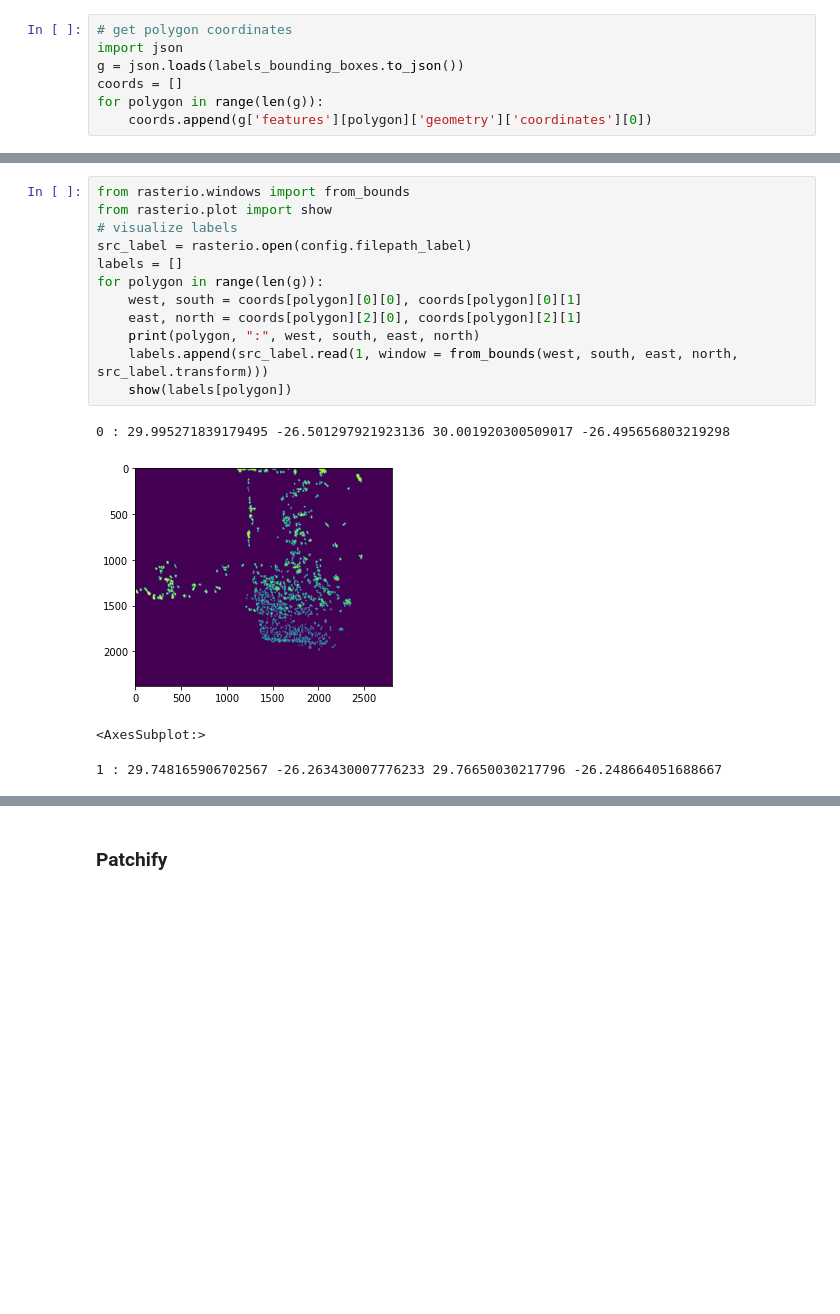
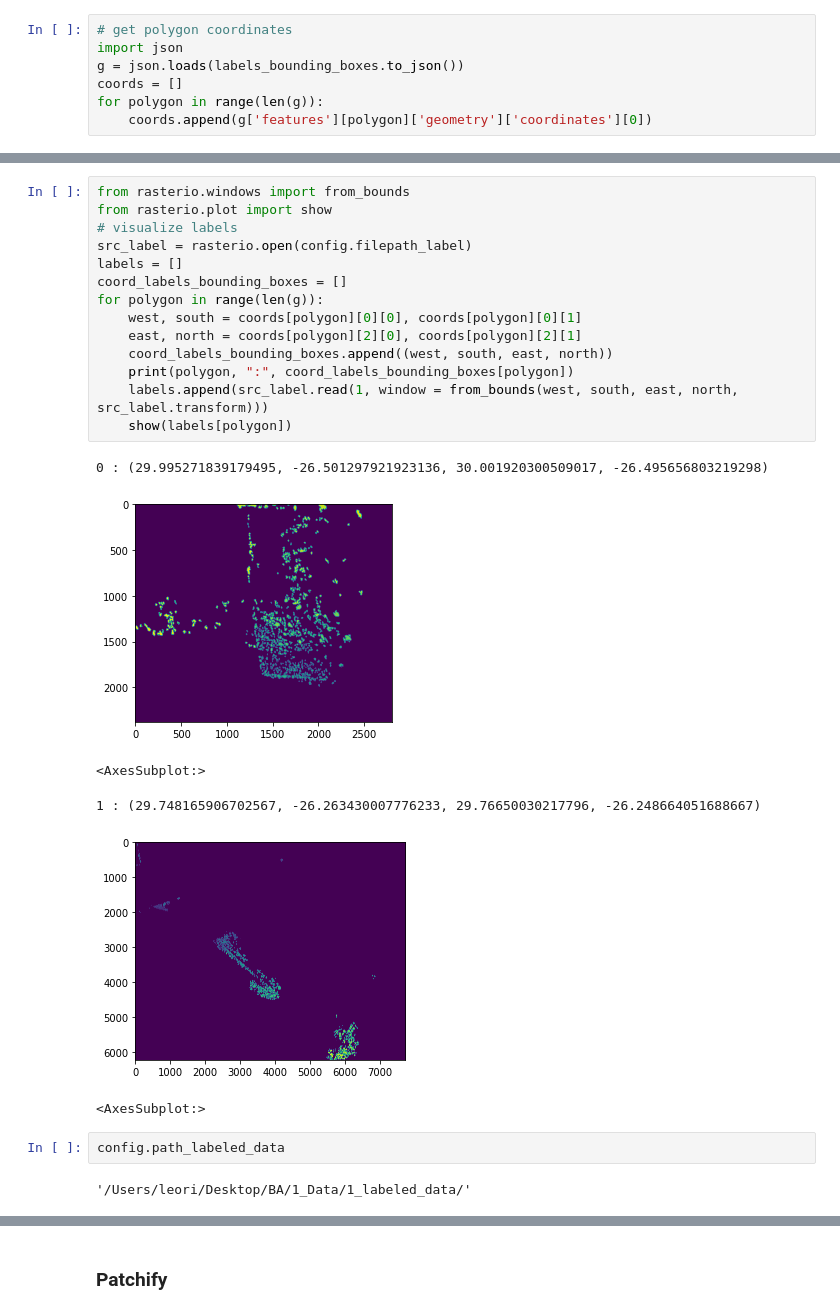
Before and after one commit to lgiesen/DL-Semantic-Segmentation-of-Tree-Stock-in-South-Africa-Using-Satellite-Images, a Jupyter notebook: 3_train_eval_pred.ipynb, the cells around one changed output, grey strips where cells are left out. Saved outputs shown, nothing was run; the diff lists cells and outputs as text; blank space fills up the shorter version.

Commit message:
feat: :construction: save label areas to files

```diff
--- a/3_train_eval_pred.ipynb
+++ b/3_train_eval_pred.ipynb
@@ -95,17 +80,25 @@ TypeError: _append_dispatcher() missing 1 required positional argument: 'values'
 # %%
 from rasterio.windows import from_bounds
 from rasterio.plot import show
 # visualize labels
 src_label = rasterio.open(config.filepath_label)
 labels = []
+coord_labels_bounding_boxes = []
 for polygon in range(len(g)):
     west, south = coords[polygon][0][0], coords[polygon][0][1]
     east, north = coords[polygon][2][0], coords[polygon][2][1]
-    print(polygon, ":", west, south, east, north)
+    coord_labels_bounding_boxes.append((west, south, east, north))
+    print(polygon, ":", coord_labels_bounding_boxes[polygon])
     labels.append(src_label.read(1, window = from_bounds(west, south, east, north, src_label.transform)))
     show(labels[polygon])
 # %% [output]
-0 : 29.995271839179495 -26.501297921923136 30.001920300509017 -26.495656803219298
+0 : (29.995271839179495, -26.501297921923136, 30.001920300509017, -26.495656803219298)
 [figure]
 <AxesSubplot:>
-1 : 29.748165906702567 -26.263430007776233 29.76650030217796 -26.248664051688667
+1 : (29.748165906702567, -26.263430007776233, 29.76650030217796, -26.248664051688667)
+[figure, added]
+<AxesSubplot:>
+# %%
+config.path_labeled_data
+# %% [output]
+'/Users/leori/Desktop/BA/1_Data/1_labeled_data/'
```
Also changed, not shown: parts of 9 cells of this notebook, 1 other file.
